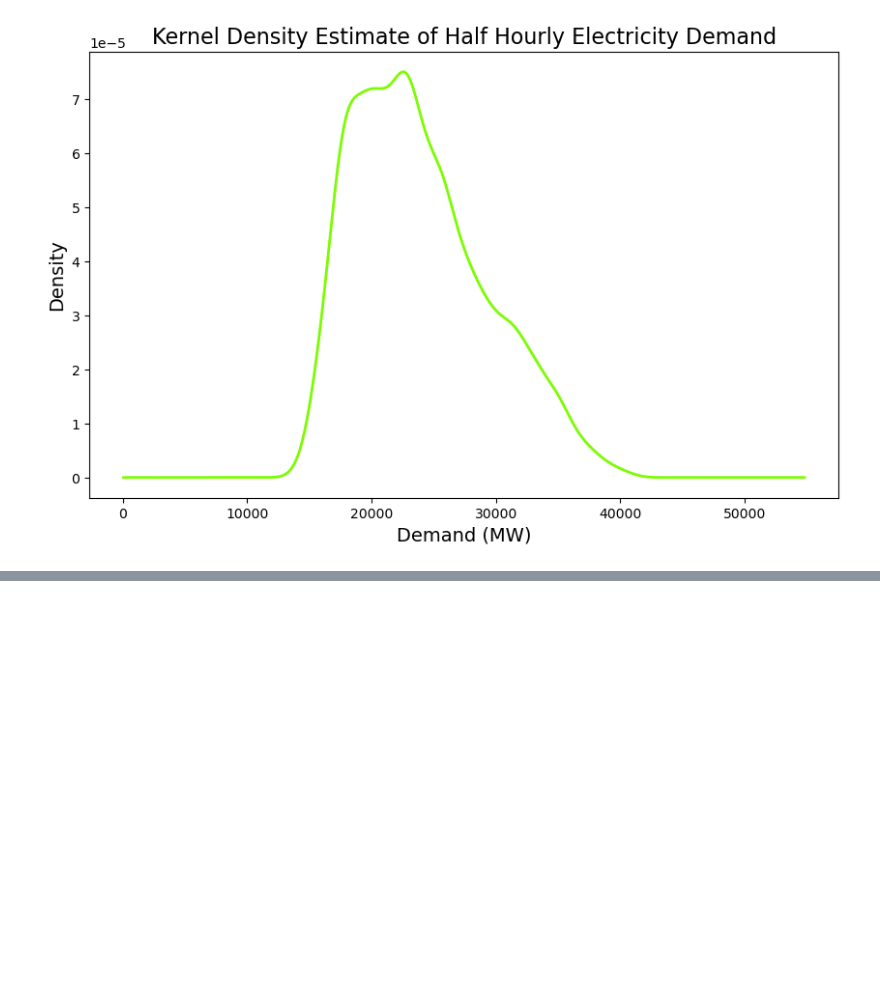
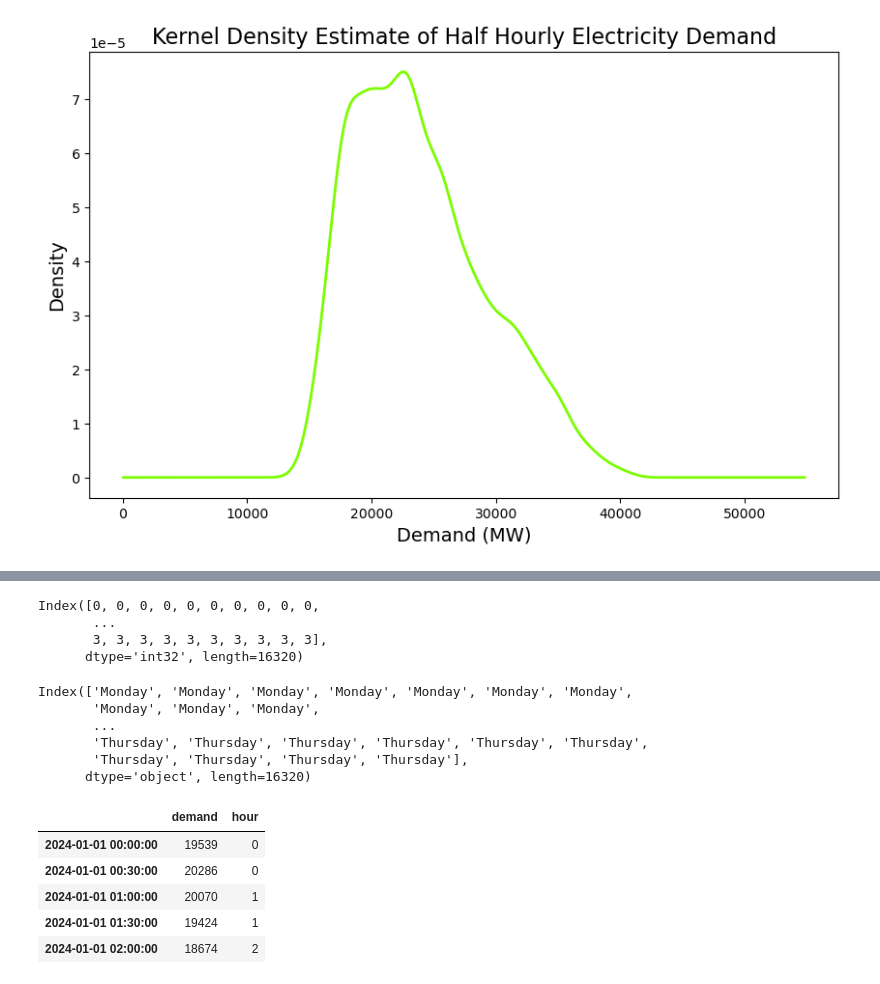
Before and after one commit to GichukiEdwin/Python_Data, a Jupyter notebook: notebooks/demand.ipynb, the cells around one changed output, grey strips where cells are left out. Drawn from its saved outputs; the diff is of its cells as text; code cells hidden in the pictures; blank space fills up the shorter version.

```diff
--- a/notebooks/demand.ipynb
+++ b/notebooks/demand.ipynb
@@ -161,0 +187,25 @@ plt.show()
+# %%
+df1.index.dayofweek
+# %% [output]
+Index([0, 0, 0, 0, 0, 0, 0, 0, 0, 0,
+       ...
+       3, 3, 3, 3, 3, 3, 3, 3, 3, 3],
+      dtype='int32', length=16320)
+# %%
+df1.index.day_name()
+# %% [output]
+Index(['Monday', 'Monday', 'Monday', 'Monday', 'Monday', 'Monday', 'Monday',
+       'Monday', 'Monday', 'Monday',
+       ...
+       'Thursday', 'Thursday', 'Thursday', 'Thursday', 'Thursday', 'Thursday',
+       'Thursday', 'Thursday', 'Thursday', 'Thursday'],
+      dtype='object', length=16320)
+# %%
+df1.head(5)
+# %% [output]
+|  | demand | hour |
+| 2024-01-01 00:00:00 | 19539 | 0 |
+| 2024-01-01 00:30:00 | 20286 | 0 |
+| 2024-01-01 01:00:00 | 20070 | 1 |
+| 2024-01-01 01:30:00 | 19424 | 1 |
+| 2024-01-01 02:00:00 | 18674 | 2 |
```
Also changed, not shown: parts of 5 cells of this notebook.
